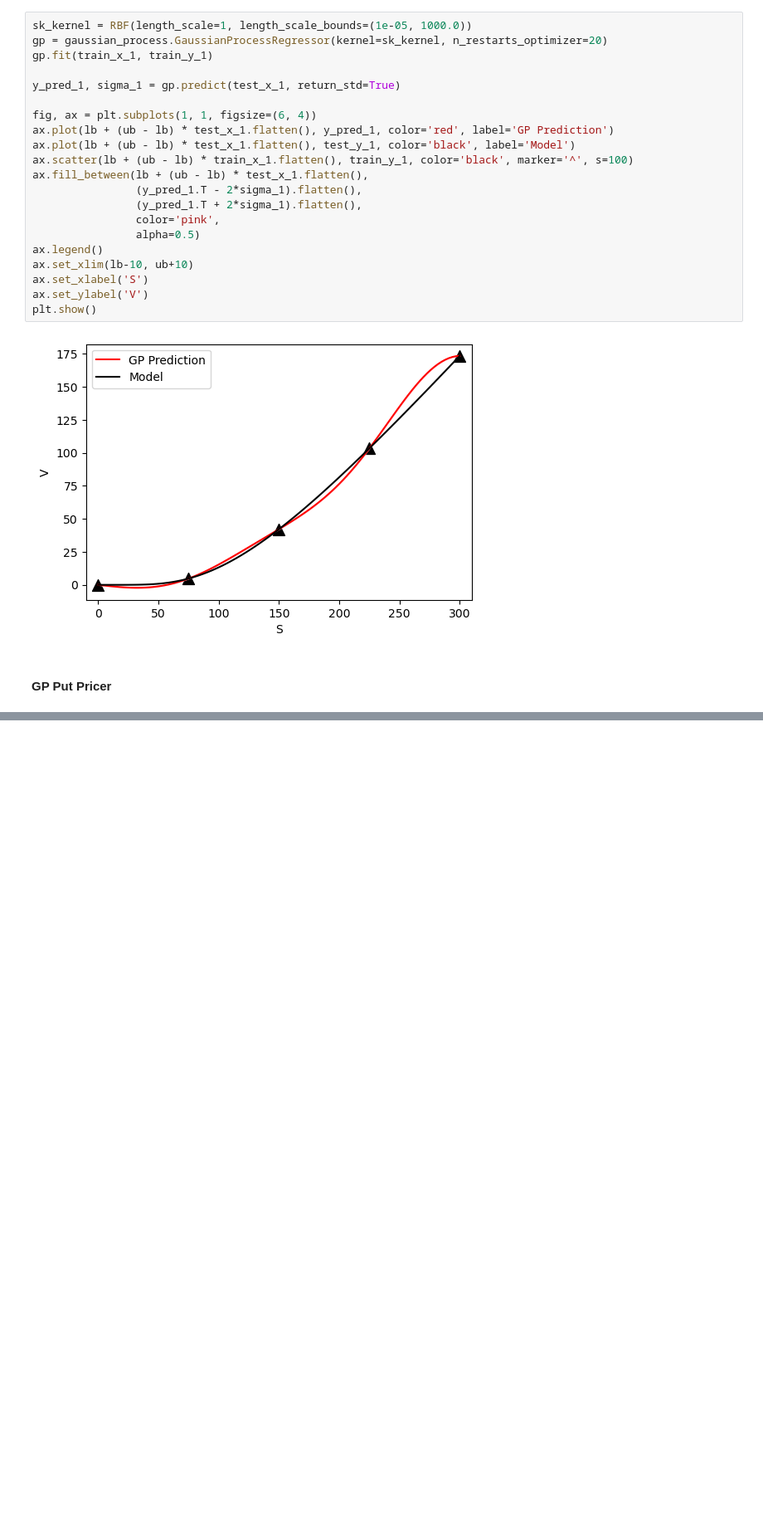
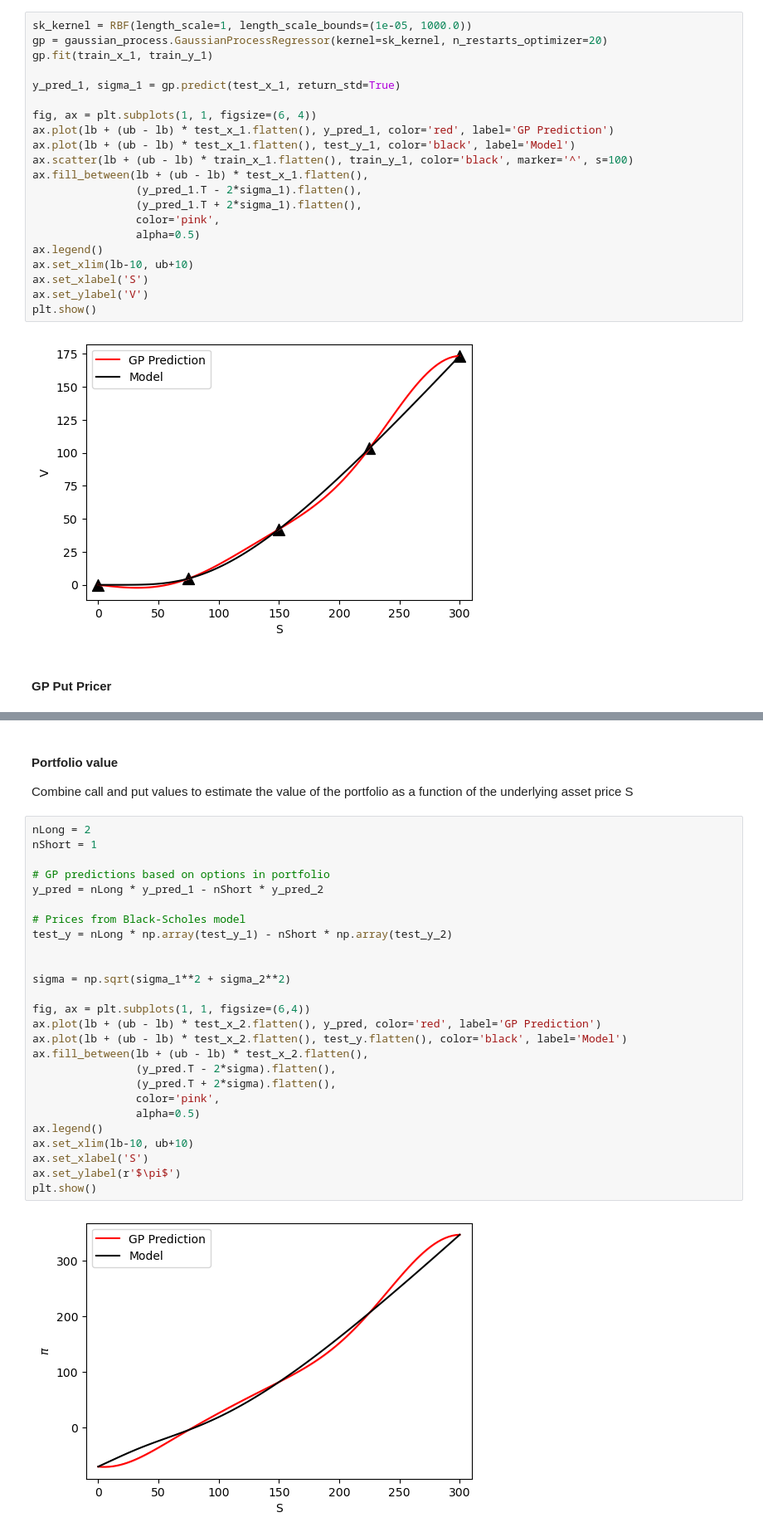
Before and after one commit to giacomoscanavini/quant_finance, a Jupyter notebook: machine_learning_in_finance/gaussian_process_pricing.ipynb, the cells around one changed output, grey strips where cells are left out. Shown at 83% size. Drawn from its saved outputs; the diff is of its cells as text; blank space fills up the shorter version.

```diff
--- a/machine_learning_in_finance/gaussian_process_pricing.ipynb
+++ b/machine_learning_in_finance/gaussian_process_pricing.ipynb
@@ -83,0 +126,31 @@ plt.show()
+# %% [markdown]
+#### Portfolio value
+Combine call and put values to estimate the value of the portfolio as a function of the underlying asset price S
+# %%
+nLong = 2
+nShort = 1
+
+# GP predictions based on options in portfolio
+y_pred = nLong * y_pred_1 - nShort * y_pred_2
+
+# Prices from Black-Scholes model
+test_y = nLong * np.array(test_y_1) - nShort * np.array(test_y_2)
+
+
+sigma = np.sqrt(sigma_1**2 + sigma_2**2)
+
+fig, ax = plt.subplots(1, 1, figsize=(6,4))
+ax.plot(lb + (ub - lb) * test_x_2.flatten(), y_pred, color='red', label='GP Prediction')
+ax.plot(lb + (ub - lb) * test_x_2.flatten(), test_y.flatten(), color='black', label='Model')
+ax.fill_between(lb + (ub - lb) * test_x_2.flatten(),
+                (y_pred.T - 2*sigma).flatten(),
+                (y_pred.T + 2*sigma).flatten(),
+                color='pink',
+                alpha=0.5)
+ax.legend()
+ax.set_xlim(lb-10, ub+10)
+ax.set_xlabel('S')
+ax.set_ylabel(r'$\pi$')
+plt.show()
+# %% [output]
+[figure, added]
```
Also changed, not shown: parts of 4 cells of this notebook.
